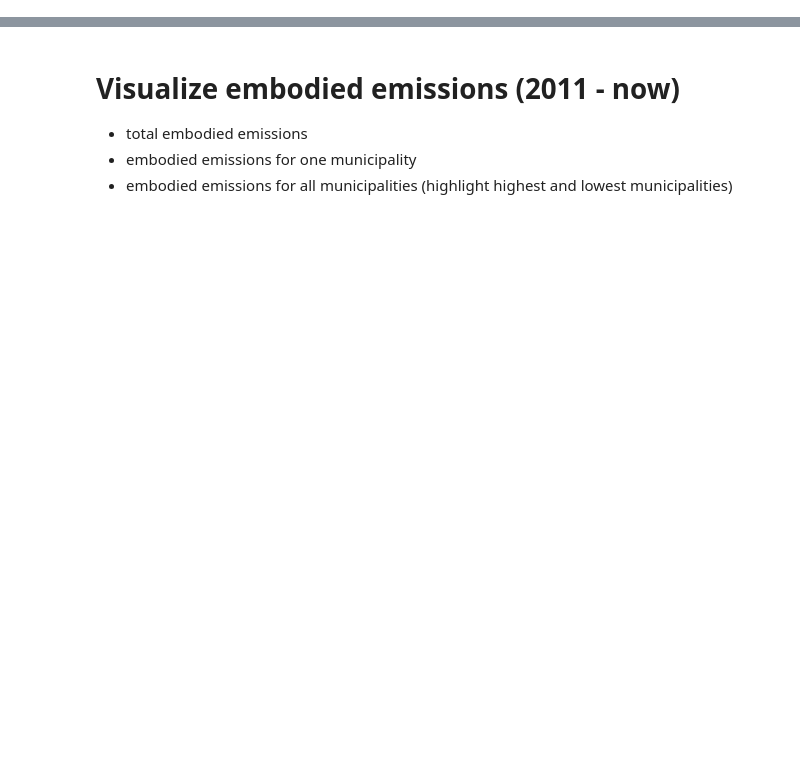
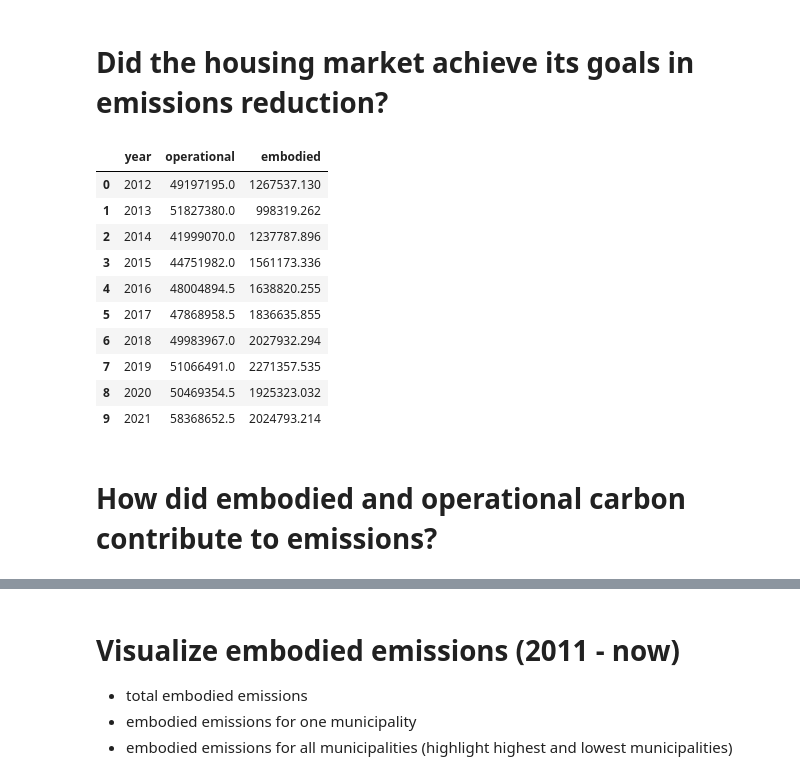
Before and after one commit to TanyaTsui/housingEmissions, a Jupyter notebook: notebooks/reporting_housingEmissions_nl.ipynb, the cells around one changed output, grey strips where cells are left out. Saved outputs shown, nothing was run; the diff lists cells and outputs as text; code cells hidden in the pictures; blank space fills up the shorter version.

```diff
--- a/notebooks/reporting_housingEmissions_nl.ipynb
+++ b/notebooks/reporting_housingEmissions_nl.ipynb
@@ -21,0 +28,39 @@ engine = create_engine(connection_string)
+# %% [markdown]
+# Did the housing market achieve its goals in emissions reduction?
+# %%
+query = '''
+SELECT year, SUM(emissions_operational) AS operational, SUM(emissions_embodied) AS embodied
+FROM emissions_all
+WHERE year IS NOT NULL
+GROUP BY year
+'''
+df = pd.read_sql_query(query, engine)
+df_long = df.melt(id_vars='year', value_vars=['operational', 'embodied'], var_name='type', value_name='emissions')
+
+fig = px.bar(df_long, x='year', y='emissions', color='type', title="NL housing emissions",
+             labels={'emissions': 'Emissions (kgCO2eq)', 'year': 'Year', 'type': 'Emission Type'})
+fig.update_layout(width=800)
+fig.show()
+# %%
+# line chart of carbon budget, with three lines: operational emissions, embodied emissions, and total emissions
+# columns (all in kg):
+    # year,
+    # embodied, embodied_cumulative, remaining_carbon_budget_embodied,
+    # operational, operational_cumulative, remaining_carbon_budget_operational,
+    # total, total_cumulative, remaining_carbon_budget_total
+
+df
+# %% [output]
+|  | year | operational | embodied |
+| 0 | 2012 | 49197195.0 | 1267537.130 |
+| 1 | 2013 | 51827380.0 | 998319.262 |
+| 2 | 2014 | 41999070.0 | 1237787.896 |
+| 3 | 2015 | 44751982.0 | 1561173.336 |
+| 4 | 2016 | 48004894.5 | 1638820.255 |
+| 5 | 2017 | 47868958.5 | 1836635.855 |
+| 6 | 2018 | 49983967.0 | 2027932.294 |
+| 7 | 2019 | 51066491.0 | 2271357.535 |
+| 8 | 2020 | 50469354.5 | 1925323.032 |
+| 9 | 2021 | 58368652.5 | 2024793.214 |
+# %% [markdown]
+# How did embodied and operational carbon contribute to emissions?
```
Also changed, not shown: parts of 8 cells of this notebook, 3 other files.
